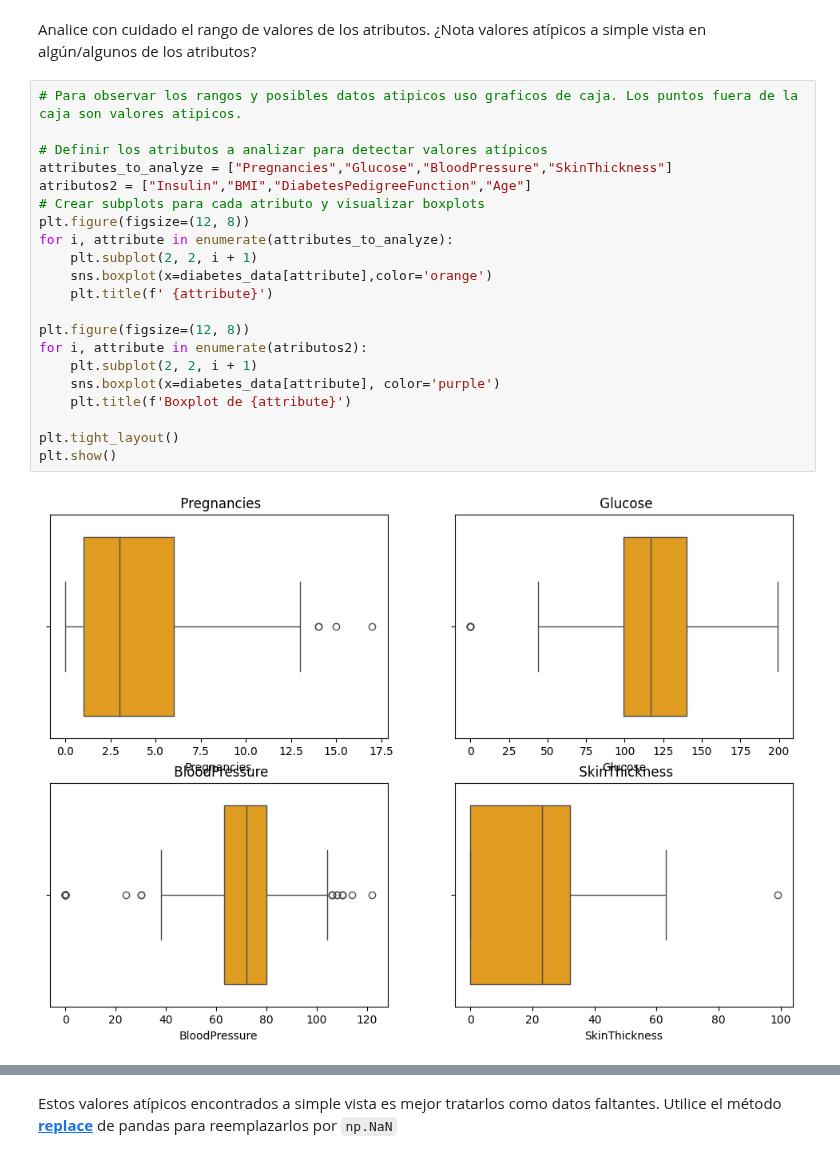
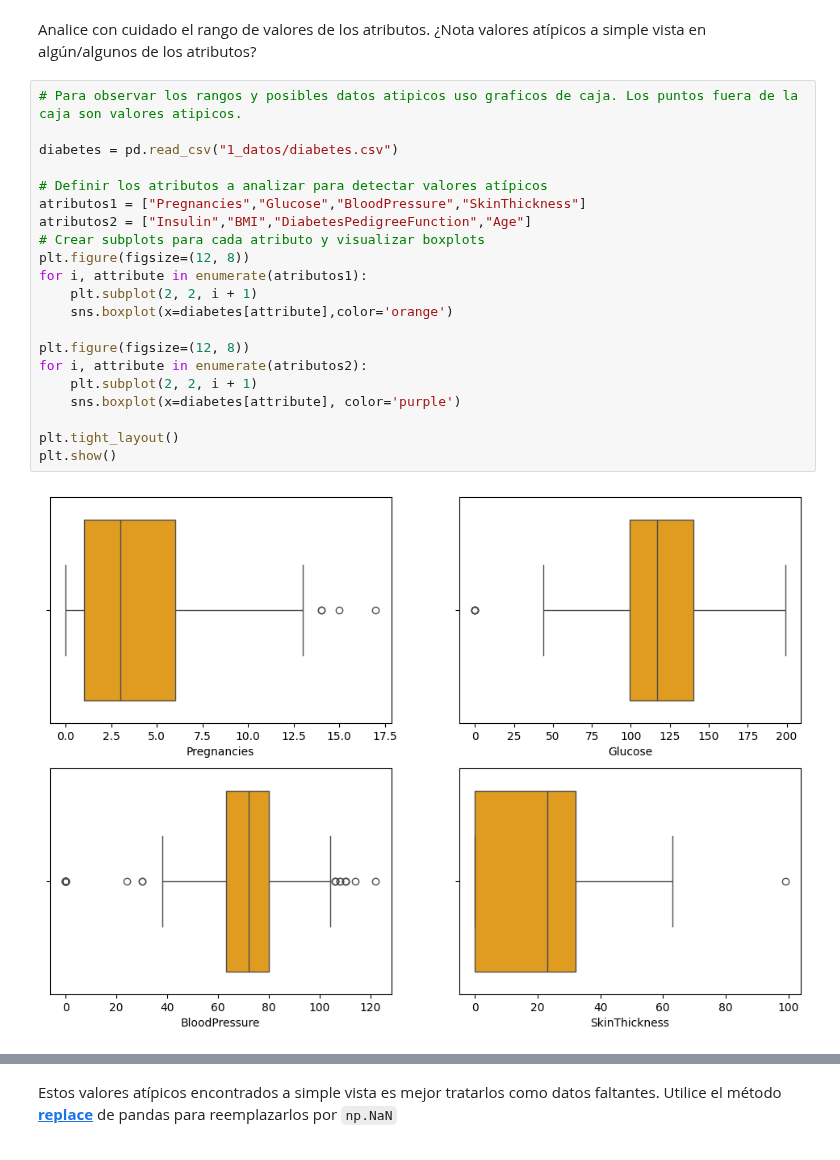
Before and after one commit to DinoMondino/IA, a Jupyter notebook: IntroduccionBibliotecas/Entregables_1_2024_1C.ipynb, the cells around one changed output, grey strips where cells are left out. Saved outputs shown, nothing was run; the diff lists cells and outputs as text.

```diff
--- a/IntroduccionBibliotecas/Entregables_1_2024_1C.ipynb
+++ b/IntroduccionBibliotecas/Entregables_1_2024_1C.ipynb
@@ -424,23 +425,23 @@ Analice con cuidado el rango de valores de los atributos. ¿Nota valores atípic
 # %%
 # Para observar los rangos y posibles datos atipicos uso graficos de caja. Los puntos fuera de la caja son valores atipicos.
 
+diabetes = pd.read_csv("1_datos/diabetes.csv")
+
 # Definir los atributos a analizar para detectar valores atípicos
-attributes_to_analyze = ["Pregnancies","Glucose","BloodPressure","SkinThickness"]
+atributos1 = ["Pregnancies","Glucose","BloodPressure","SkinThickness"]
 atributos2 = ["Insulin","BMI","DiabetesPedigreeFunction","Age"]
 # Crear subplots para cada atributo y visualizar boxplots
 plt.figure(figsize=(12, 8))
-for i, attribute in enumerate(attributes_to_analyze):
+for i, attribute in enumerate(atributos1):
     plt.subplot(2, 2, i + 1)
-    sns.boxplot(x=diabetes_data[attribute],color='orange')
-    plt.title(f' {attribute}')
+    sns.boxplot(x=diabetes[attribute],color='orange')
 
 plt.figure(figsize=(12, 8))
 for i, attribute in enumerate(atributos2):
     plt.subplot(2, 2, i + 1)
-    sns.boxplot(x=diabetes_data[attribute], color='purple')
-    plt.title(f'Boxplot de {attribute}')
+    sns.boxplot(x=diabetes[attribute], color='purple')
 
 plt.tight_layout()
 plt.show()
 # %% [output]
-[figure, old version]
+[figure, new version]
```
Also changed, not shown: parts of 3 cells of this notebook.
